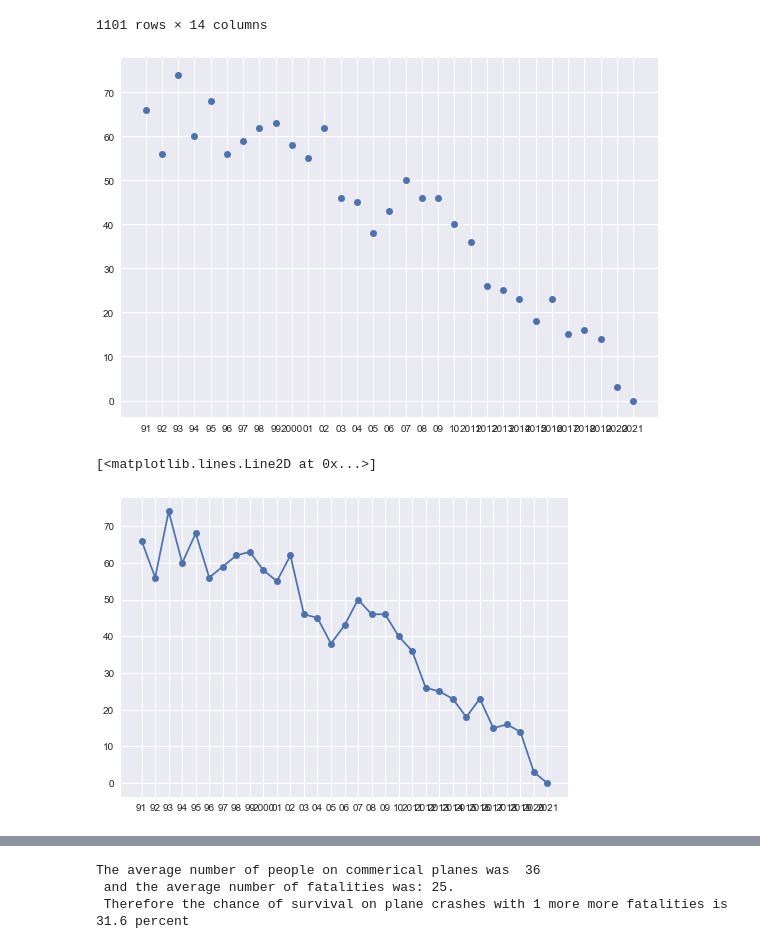
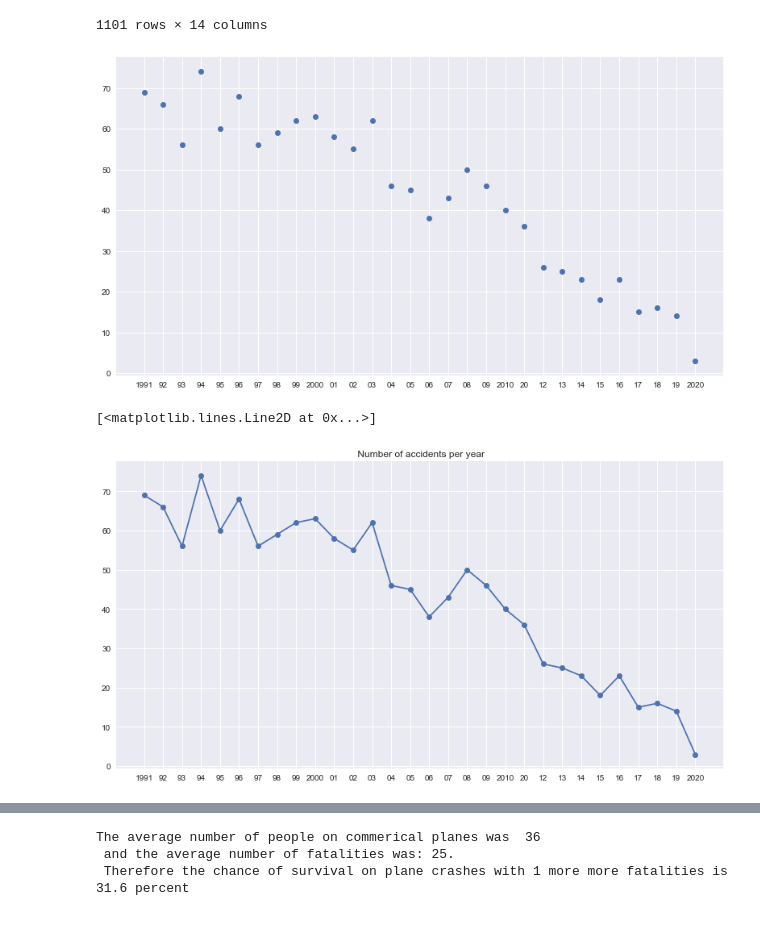
Before and after one commit to MZt92-ui/Project-1-Group-3, a Jupyter notebook: plane crash.ipynb, the cells around one changed output, grey strips where cells are left out. Saved outputs shown, nothing was run; the diff lists cells and outputs as text; code cells hidden in the pictures.

```diff
--- a/plane crash.ipynb
+++ b/plane crash.ipynb
@@ -140,28 +131,18 @@ import matplotlib.pyplot as plt
 date_time = non_military["DATE"]
 date_time = pd.to_datetime(date_time)
                                                # plane[plane['DATE'].str.contains('1991')]
-start_date = '1991-01-10'
+#note data only reaches mid 2020
+# creating bins for each year to plot ----takes up so much time
+start_date ='1991-01-10'
 year92 = '1992-01-01'
-year93= '1993-01-01'
-# creating bins for each year to plot ----takes up so much time
-years91_92 = len(plane_1991_2021[(plane_1991_2021['DATE'] >= start_date) & (plane_1991_2021['DATE'] < year92)])
-years92_93 = len(plane_1991_2021[(plane_1991_2021['DATE'] >= year_92) & (plane_1991_2021['DATE'] < year93)])
-year94 =  "1994-01-01"
-years93_94 = len(plane_1991_2021[(plane_1991_2021['DATE'] >= year93) & (plane_1991_2021['DATE'] < year94)])
-
-
+year93 = '1993-01-01'
+year94 = "1994-01-01"
 year95 = "1995-01-01"
 year96 = "1996-01-01"
 year97 = "1997-01-01"
 year98 = "1998-01-01"
 year99 = "1999-01-01"
 year00 = "2000-01-01"
-years94_95 = len(plane_1991_2021[(plane_1991_2021['DATE'] >= year94) & (plane_1991_2021['DATE'] < year95)])
-years95_96 = len(plane_1991_2021[(plane_1991_2021['DATE'] >= year95) & (plane_1991_2021['DATE'] < year96)])
-years96_97 = len(plane_1991_2021[(plane_1991_2021['DATE'] >= year96) & (plane_1991_2021['DATE'] < year97)])
-years97_98 = len(plane_1991_2021[(plane_1991_2021['DATE'] >= year97) & (plane_1991_2021['DATE'] < year98)])
-years98_99 = len(plane_1991_2021[(plane_1991_2021['DATE'] >= year98) & (plane_1991_2021['DATE'] < year99)])
-years99_00 = len(plane_1991_2021[(plane_1991_2021['DATE'] >= year99) & (plane_1991_2021['DATE'] < year00)])
 year01 = "2001-01-01"
 year02 = "2002-01-01"
 year03 = "2003-01-01"
@@ -183,7 +164,15 @@ year18 = "2018-01-01"
 year19 = "2019-01-01"
 year20 = "2020-01-01"
 year21 = "2021-01-01"
-year22 = "2022-01-01"
+years91_92 = len(plane_1991_2021[(plane_1991_2021['DATE'] >= start_date) & (plane_1991_2021['DATE'] < year92)])
+years92_93 = len(plane_1991_2021[(plane_1991_2021['DATE'] >= year92) & (plane_1991_2021['DATE'] < year93)])
+years93_94 = len(plane_1991_2021[(plane_1991_2021['DATE'] >= year93) & (plane_1991_2021['DATE'] < year94)])
+years94_95 = len(plane_1991_2021[(plane_1991_2021['DATE'] >= year94) & (plane_1991_2021['DATE'] < year95)])
+years95_96 = len(plane_1991_2021[(plane_1991_2021['DATE'] >= year95) & (plane_1991_2021['DATE'] < year96)])
+years96_97 = len(plane_1991_2021[(plane_1991_2021['DATE'] >= year96) & (plane_1991_2021['DATE'] < year97)])
+years97_98 = len(plane_1991_2021[(plane_1991_2021['DATE'] >= year97) & (plane_1991_2021['DATE'] < year98)])
+years98_99 = len(plane_1991_2021[(plane_1991_2021['DATE'] >= year98) & (plane_1991_2021['DATE'] < year99)])
+years99_00 = len(plane_1991_2021[(plane_1991_2021['DATE'] >= year99) & (plane_1991_2021['DATE'] < year00)])
 years00_01 = len(plane_1991_2021[(plane_1991_2021['DATE'] >= year00) & (plane_1991_2021['DATE'] < year01)])
 years01_02 = len(plane_1991_2021[(plane_1991_2021['DATE'] >= year01) & (plane_1991_2021['DATE'] < year02)])
 years02_03 = len(plane_1991_2021[(plane_1991_2021['DATE'] >= year02) & (plane_1991_2021['DATE'] < year03)])
@@ -194,41 +183,43 @@ years06_07 = len(plane_1991_2021[(plane_1991_2021['DATE'] >= year06) & (plane_19
 years07_08 = len(plane_1991_2021[(plane_1991_2021['DATE'] >= year07) & (plane_1991_2021['DATE'] < year08)])
 years08_09 = len(plane_1991_2021[(plane_1991_2021['DATE'] >= year08) & (plane_1991_2021['DATE'] < year09)])
 years09_10 = len(plane_1991_2021[(plane_1991_2021['DATE'] >= year09) & (plane_1991_2021['DATE'] < year10)])
 years10_11 = len(plane_1991_2021[(plane_1991_2021['DATE'] >= year10) & (plane_1991_2021['DATE'] < year11)])
 
 years11_12 = len(plane_1991_2021[(plane_1991_2021['DATE'] >= year11) & (plane_1991_2021['DATE'] < year12)])
 years12_13 = len(plane_1991_2021[(plane_1991_2021['DATE'] >= year12) & (plane_1991_2021['DATE'] < year13)])
 years13_14 = len(plane_1991_2021[(plane_1991_2021['DATE'] >= year13) & (plane_1991_2021['DATE'] < year14)])
 years14_15 = len(plane_1991_2021[(plane_1991_2021['DATE'] >= year14) & (plane_1991_2021['DATE'] < year15)])
 years15_16 = len(plane_1991_2021[(plane_1991_2021['DATE'] >= year15) & (plane_1991_2021['DATE'] < year16)])
 years16_17 = len(plane_1991_2021[(plane_1991_2021['DATE'] >= year16) & (plane_1991_2021['DATE'] < year17)])
 years17_18 = len(plane_1991_2021[(plane_1991_2021['DATE'] >= year17) & (plane_1991_2021['DATE'] < year18)])
 years18_19 = len(plane_1991_2021[(plane_1991_2021['DATE'] >= year18) & (plane_1991_2021['DATE'] < year19)])
 years19_20 = len(plane_1991_2021[(plane_1991_2021['DATE'] >= year19) & (plane_1991_2021['DATE'] < year20)])
 years20_21 = len(plane_1991_2021[(plane_1991_2021['DATE'] >= year20) & (plane_1991_2021['DATE'] < year21)])
-years21_22 = len(plane_1991_2021[(plane_1991_2021['DATE'] >= year21) & (plane_1991_2021['DATE'] < year22)])
+
 
 
 
 import matplotlib.pyplot as plt
 from datetime import datetime, timedelta
 plt.style.use('seaborn')
 
-dates = ["91","92","93","94","95",'96',"97","98","99", "2000",
-        "01", "02", "03", "04", "05", "06", "07", "08", "09", "10",
-        "2011", "2012","2013", "2014", "2015", "2016", "2017", "2018", "2019", "2020", "2021"]
+dates = ["1991","92","93","94","95",'96',"97","98","99", "2000",
+        "01", "02", "03", "04", "05", "06", "07", "08", "09", "2010",
+        "20", "12","13", "14", "15", "16", "17", "18", "19", "2020"]
 
-y = [years92_93, years93_94, years94_95, years95_96, years96_97, years97_98, years98_99 ,
+y = [years91_92, years92_93, years93_94, years94_95, years95_96, years96_97, years97_98, years98_99 ,
     years99_00, years00_01, years01_02, years02_03, years03_04, years04_05, years05_06, years06_07,
-    years07_08, years08_09, years09_10, years09_10,years10_11, years11_12, years12_13, years13_14,
-    years14_15, years15_16, years16_17, years17_18, years18_19, years19_20, years20_21, years21_22 ]
-
+    years07_08, years08_09, years09_10,years10_11, years11_12, years12_13, years13_14,
+    years14_15, years15_16, years16_17, years17_18, years18_19, years19_20, years20_21]
+plt.rcParams["figure.figsize"] = [11, 6]
+plt.rcParams["figure.autolayout"] = True
 plt.plot_date(dates, y)
 plt.tight_layout()
 plt.show()
+plt.title(" Number of accidents per year")
 
 plt.plot_date(dates, y, linestyle ='solid')
 # %% [output]
-[figure, old version]
+[figure, new version]
 [<matplotlib.lines.Line2D at 0x...>]
-[figure, old version]
+[figure, new version]
```
Also changed, not shown: parts of 4 cells of this notebook.
